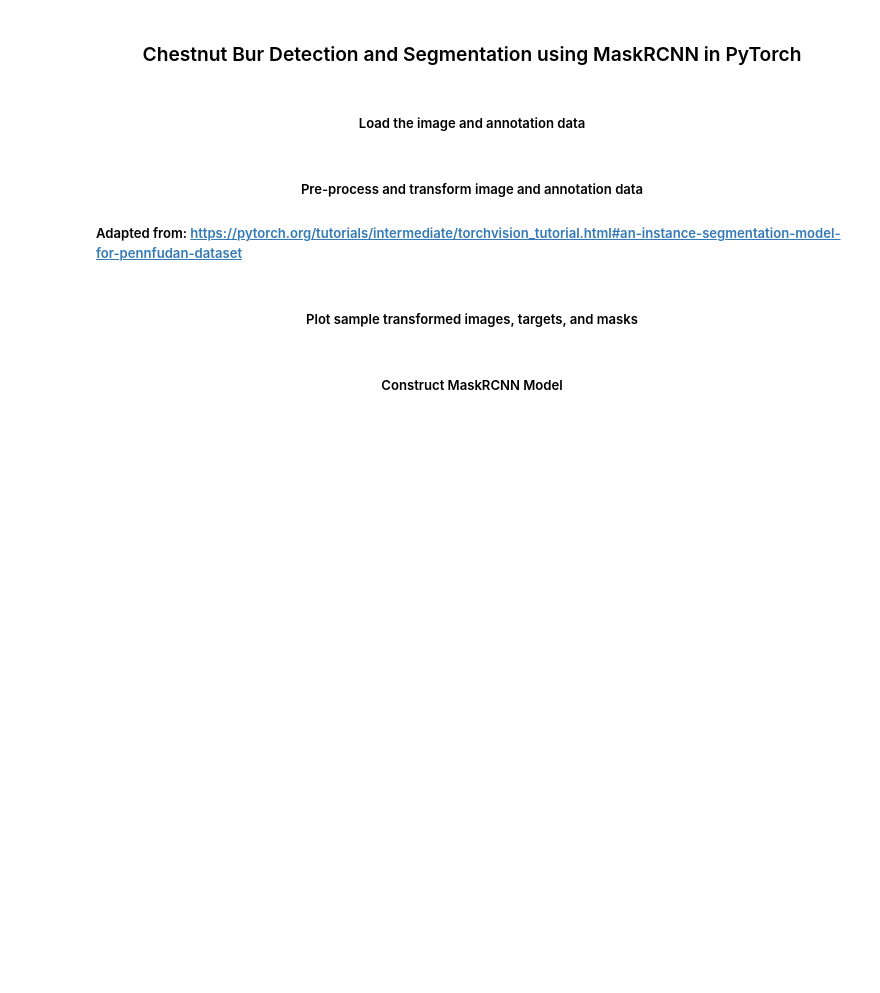
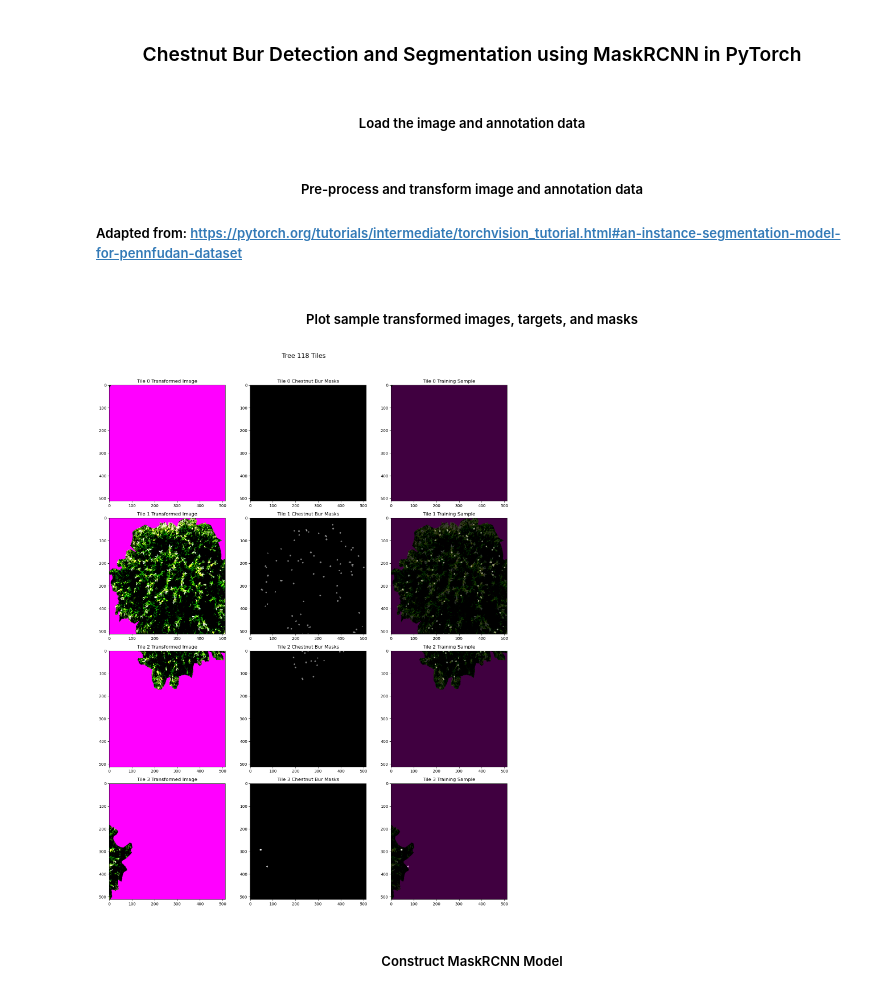
Before and after one commit to ZackLoken/Savanna-Institute-Image-Analysis, a Jupyter notebook: Drone-based_Chestnut_Detection/ChestnutBur_Segmentation_MaskRCNN_PyTorch.ipynb, the cells around one changed output. Saved outputs shown, nothing was run; the diff lists cells and outputs as text; code cells hidden in the pictures; blank space fills up the shorter version.

```diff
--- a/Drone-based_Chestnut_Detection/ChestnutBur_Segmentation_MaskRCNN_PyTorch.ipynb
+++ b/Drone-based_Chestnut_Detection/ChestnutBur_Segmentation_MaskRCNN_PyTorch.ipynb
@@ -116,14 +116,22 @@ class ChestnutBurSegmentation(Dataset):
             # get canopy_bbox coords [xmin, ymin, xmax, ymax]
             xmin, ymin, xmax, ymax = min([poly[:, 0].min() for poly in canopy_poly]), min([poly[:, 1].min() for poly in canopy_poly]), max([poly[:, 0].max() for poly in canopy_poly]), max([poly[:, 1].max() for poly in canopy_poly])
 
+            # Calculate the center of the canopy
+            center_x = (xmin + xmax) // 2
+            center_y = (ymin + ymax) // 2
+
             # Calculate the number of tiles for the clipped image
             clipped_height = ymax - ymin
             clipped_width = xmax - xmin
             num_tiles_y = (clipped_height + self.tile_size - 1) // self.tile_size
             num_tiles_x = (clipped_width + self.tile_size - 1) // self.tile_size
 
-            for tile_y in range(num_tiles_y):
-                for tile_x in range(num_tiles_x):
+            # Calculate the starting tile indices to center the first tile on the canopy center
+            start_tile_x = max(0, (center_x - xmin) // self.tile_size - num_tiles_x // 2)
+            start_tile_y = max(0, (center_y - ymin) // self.tile_size - num_tiles_y // 2)
+
+            for tile_y in range(start_tile_y, start_tile_y + num_tiles_y):
+                for tile_x in range(start_tile_x, start_tile_x + num_tiles_x):
                     tile_indices.append((tree_id, tile_y, tile_x, xmin, ymin, xmax, ymax))
         return tile_indices
 
@@ -162,11 +170,6 @@ class ChestnutBurSegmentation(Dataset):
         canopy_poly_tile = [poly - [tile_xmin, tile_ymin] for poly in canopy_poly]
         canopy_mask_tile = mask_fill(canopy_mask, canopy_poly_tile, 1)
 
-        # Check if the canopy mask covers a minimum area (e.g., 5% of the tile area)
-        min_coverage_area = 0.05 * self.tile_size * self.tile_size
-        if np.sum(canopy_mask) < min_coverage_area:
-            return None  # Exclude tiles with insufficient canopy coverage
-
         # Apply canopy mask to the image
         img_tile = img_tile * canopy_mask_tile[..., np.newaxis]
 
@@ -185,14 +188,14 @@ class ChestnutBurSegmentation(Dataset):
             bur_mask_tile = np.pad(bur_mask_tile, ((0, pad_height), (0, pad_width)), mode='constant', constant_values=0)
             bur_masks.append(bur_mask_tile)
 
-        # Check if the tile contains any objects (chestnut burs)
-        if not bur_masks:
+        # Check if the tile contains any canopy
+        if len(canopy_poly_tile) == 0:
             return None  # Exclude empty tiles
 
         # Stack the bur masks
         mask_image = np.stack(bur_masks, axis=0)
 
-        # store mask image as tensor and transpose to (C, H, W)
+        # transpose to (C, H, W)
         mask_image.transpose(1, 2, 0)
         mask_image = tv_tensors.Mask(mask_image)
 
@@ -299,48 +299,43 @@ targets = [{k: v for k, v in target.items()} for target in targets]
 ##### <center> Plot sample transformed images, targets, and masks </center>
 # %%
 %matplotlib inline
-def plot_images_by_tree(images, targets, output_dir="S:/Zack/Deep Learning/Chestnut_Bur_Instance_Segmentation/route9_orchard3/data/transformed_image_checks"):
-    # Create the output directory if it doesn't exist
-    os.makedirs(output_dir, exist_ok=True)
-
+def plot_images_by_tree(images, targets):
     # Group images and targets by tree ID
     tree_dict = {}
+
     for image, target in zip(images, targets):
         tree_id = target["image_id"].split('_')[0]
         if tree_id not in tree_dict:
             tree_dict[tree_id] = {"images": [], "targets": []}
         tree_dict[tree_id]["images"].append(image)
         tree_dict[tree_id]["targets"].append(target)
 
     # Plot images, masks, and image with mask overlay for each tree
-    for tree_id, data in tree_dict.items():
+    n_trees_plot = 1
+
+    for tree_id, data in list(tree_dict.items())[:int(n_trees_plot)]: # first two trees
         images = data["images"]
         targets = data["targets"]
         fig, ax = plt.subplots(len(images), 3, figsize=(15, 5*len(images)))
         fig.suptitle(f"Tree {tree_id} Tiles", fontsize=16)
         for i, (image, target) in enumerate(zip(images, targets)):
-            # Check if the image and mask have the expected dimensions
-            if image.ndimension() != 3 or target["masks"].ndimension() != 3:
-                print(f"Skipping invalid sample for Tree ID: {tree_id}, Tile: {i}")
-                print(f"Image shape: {image.shape}, Mask shape: {target['masks'].shape}")
-                continue
-
             image = image.permute(1, 2, 0).cpu().numpy()
             mask = target["masks"].permute(1, 2, 0).cpu().numpy()
 
             # Clip the image data to the valid range [0, 1] for floats
             image = np.clip(image, 0, 1)
 
             ax[i, 0].imshow(image)
             ax[i, 0].set_title(f"Tile {i} Transformed Image")
             ax[i, 1].imshow(mask.sum(axis=2), cmap="gray")
             ax[i, 1].set_title(f"Tile {i} Chestnut Bur Masks")
             ax[i, 2].imshow(image)
             ax[i, 2].imshow(mask.sum(axis=2), cmap='gray', alpha=0.75)
             ax[i, 2].set_title(f"Tile {i} Training Sample")
         plt.tight_layout(rect=[0, 0, 1, 0.96])
-        plt.savefig(os.path.join(output_dir, f"tree_{tree_id}_tiles.png"))
+        plt.show()
         plt.close(fig)
 
-# Example usage
 plot_images_by_tree(images, targets)
+# %% [output]
+[figure, added]
```
Also changed, not shown: parts of 6 cells of this notebook.
